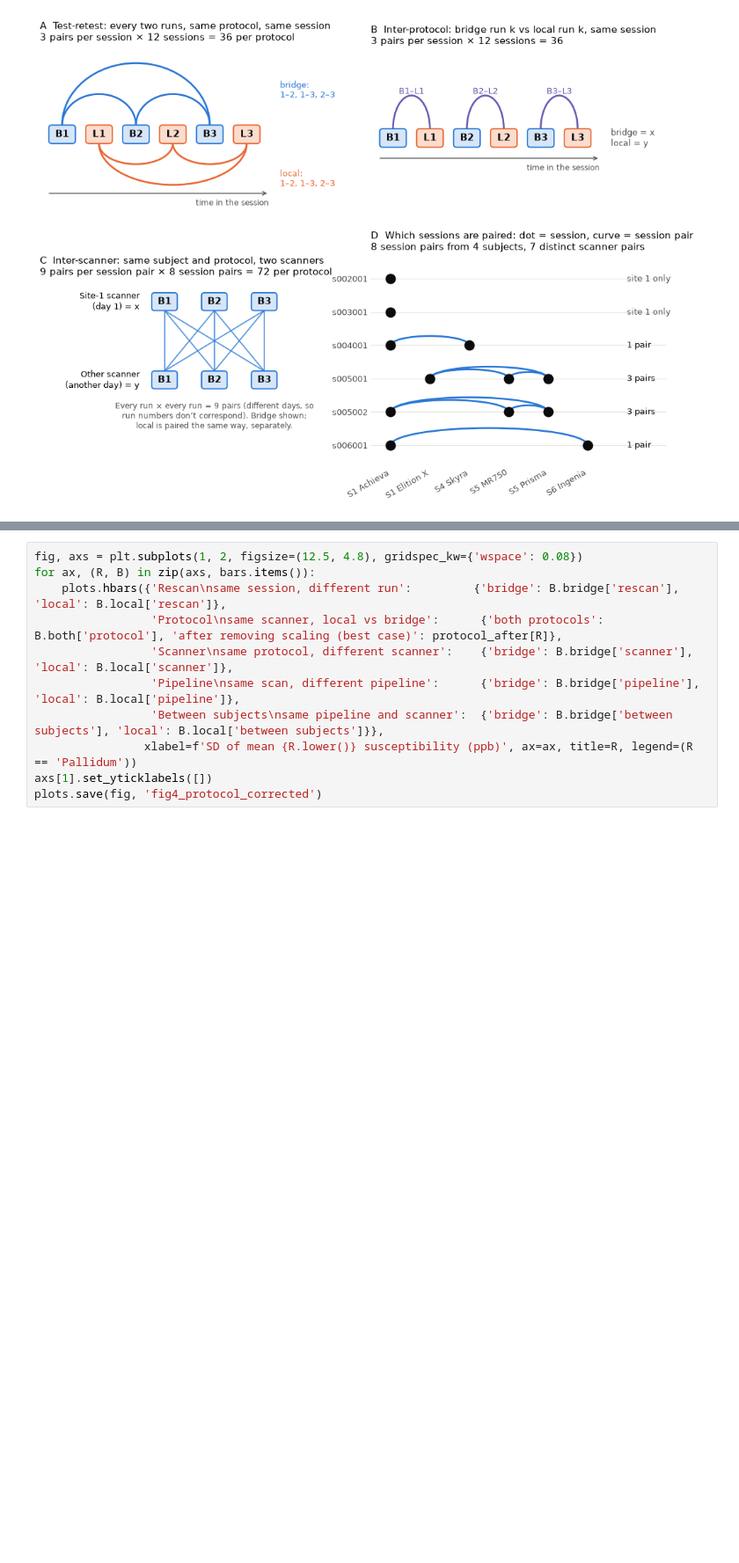
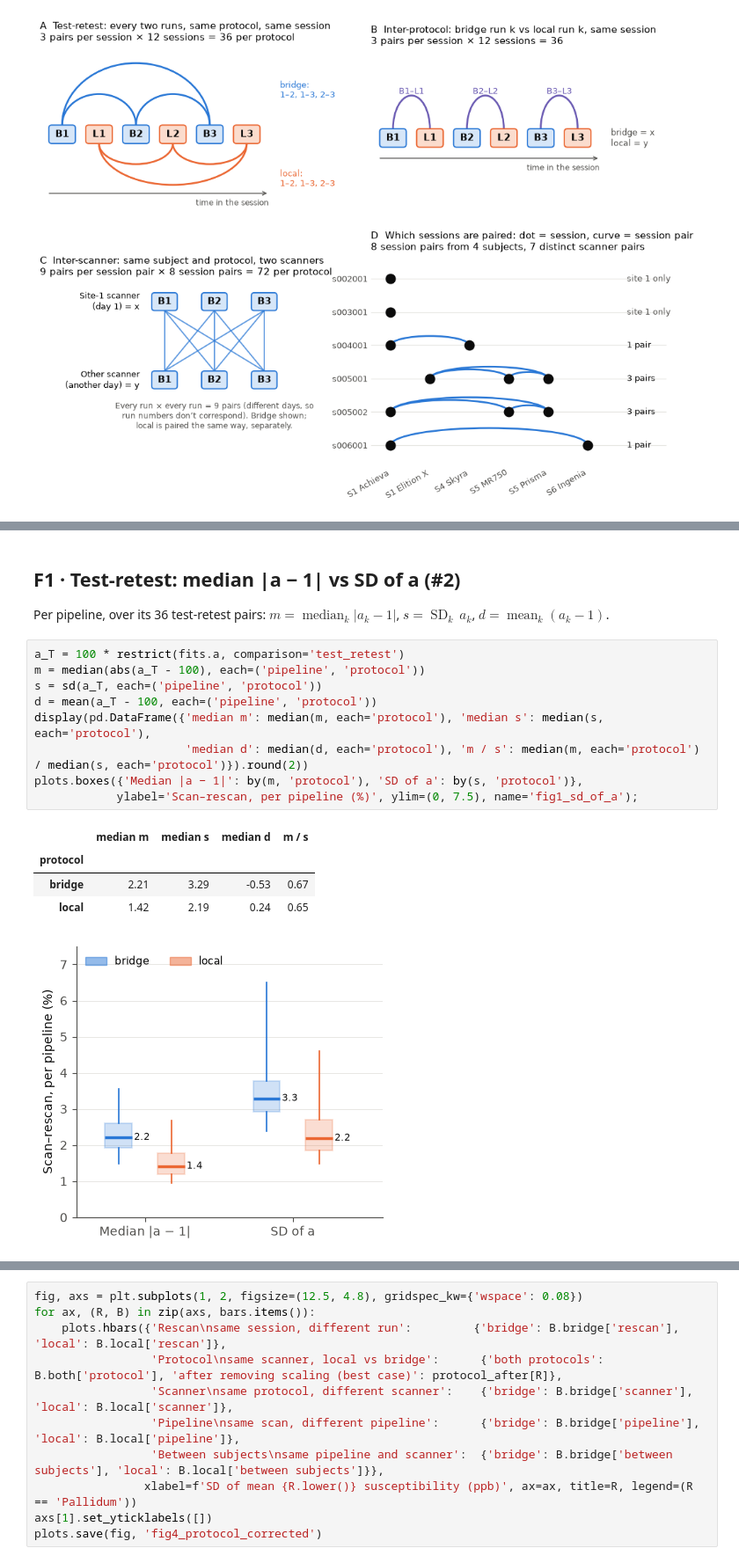
Before and after one commit to astewartau/emtp-travelling-heads, a Jupyter notebook: followup.ipynb, the cells around one changed output, grey strips where cells are left out. Shown at 88% size. Saved outputs shown, nothing was run; the diff lists cells and outputs as text; blank space fills up the shorter version.

```diff
--- a/followup.ipynb
+++ b/followup.ipynb
@@ -428,0 +96,19 @@ check ok  Pallidum protocol SD after removing the line: 2.09 (followup.json 2.10
+# %% [markdown]
+## F1 · Test-retest: median |a − 1| vs SD of a (#2)
+
+Per pipeline, over its 36 test-retest pairs: $m = \operatorname{median}_k |a_k - 1|$, $s = \operatorname{SD}_k\, a_k$, $d = \operatorname{mean}_k (a_k - 1)$.
+# %%
+a_T = 100 * restrict(fits.a, comparison='test_retest')
+m = median(abs(a_T - 100), each=('pipeline', 'protocol'))
+s = sd(a_T, each=('pipeline', 'protocol'))
+d = mean(a_T - 100, each=('pipeline', 'protocol'))
+display(pd.DataFrame({'median m': median(m, each='protocol'), 'median s': median(s, each='protocol'),
+                      'median d': median(d, each='protocol'), 'm / s': median(m, each='protocol') / median(s, each='protocol')}).round(2))
+plots.boxes({'Median |a − 1|': by(m, 'protocol'), 'SD of a': by(s, 'protocol')},
+            ylabel='Scan–rescan, per pipeline (%)', ylim=(0, 7.5), name='fig1_sd_of_a');
+# %% [output]
+|  | median m | median s | median d | m / s |
+| protocol |  |  |  |  |
+| bridge | 2.21 | 3.29 | -0.53 | 0.67 |
+| local | 1.42 | 2.19 | 0.24 | 0.65 |
+[figure, added]
```
Also changed, not shown: parts of 72 cells of this notebook, 5 other files.
